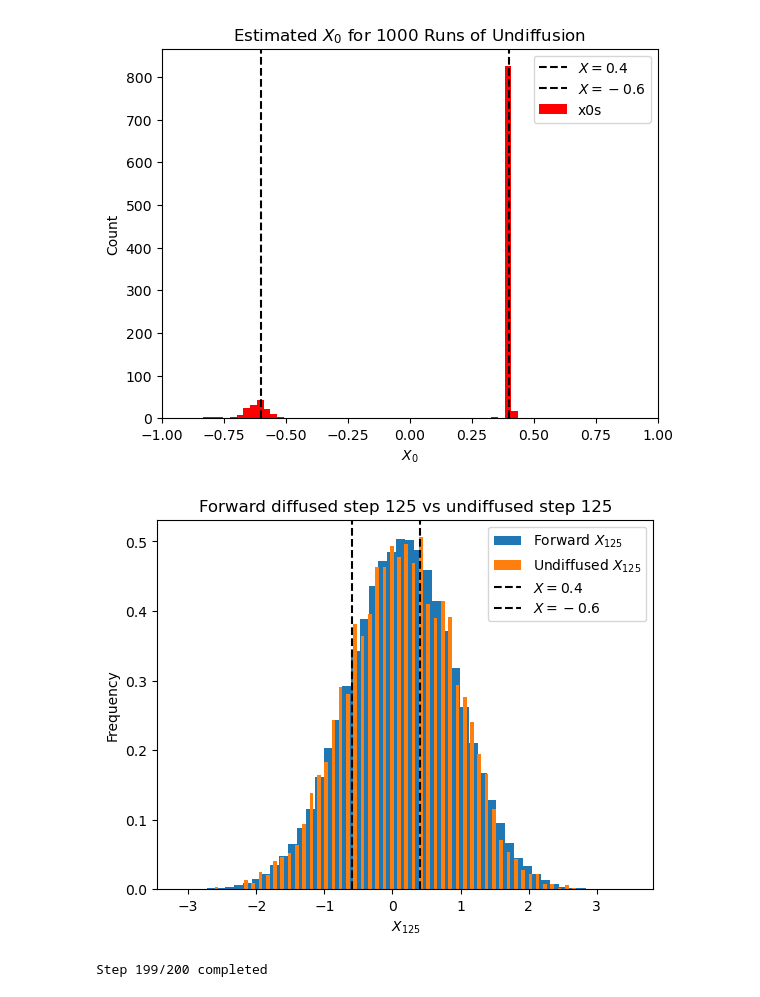
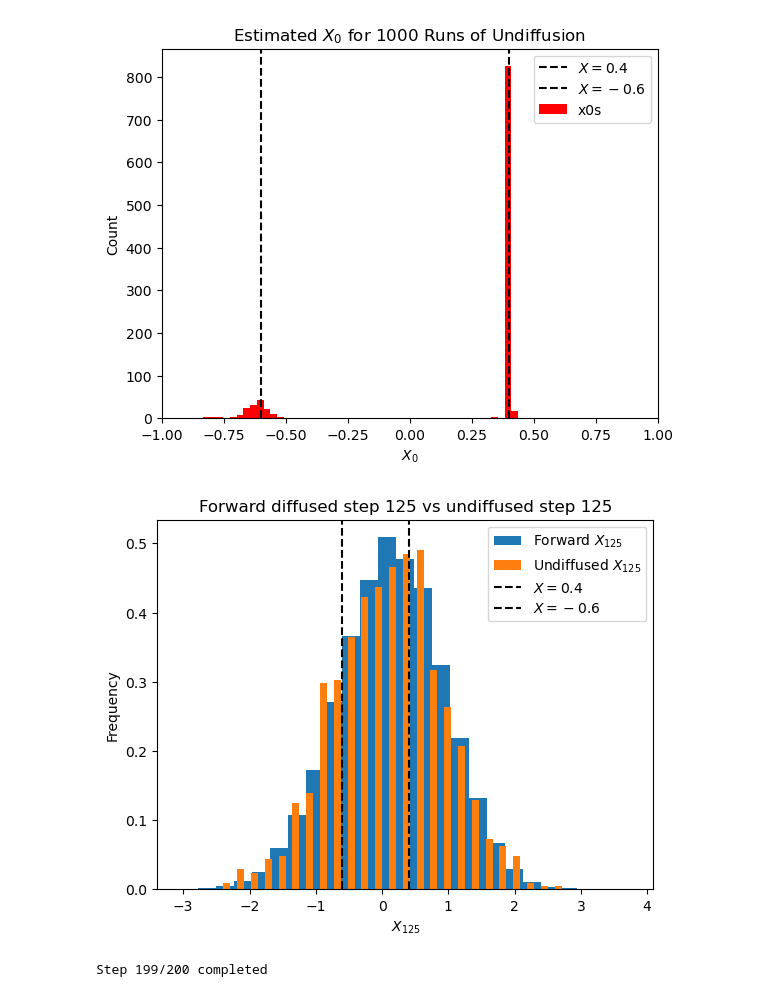
Before and after one commit to Max-Winga/Historic-ML-Techniques, a Jupyter notebook: Diffusion.ipynb, the cells around one changed output. Drawn from its saved outputs; the diff is of its cells as text; code cells hidden in the pictures.

```diff
--- a/Diffusion.ipynb
+++ b/Diffusion.ipynb
@@ -187,7 +187,7 @@ def undiffuse(xt, beta_t, timestep, final_t, guess_function, net_guess=False):
         a = [1-b for b in beta_t]
         a_T = np.prod(a[:timestep])
         s_T = (1-a[timestep-1])/np.sqrt(1-a_T)
-        if timestep != 1:
+        if timestep != final_t+1:
             a_T1 = np.prod(a[:timestep-1])
             B_T = ((1-a_T1)/(1-a_T))*beta_t[timestep-1]
             normal = np.sqrt(B_T)*np.random.normal(0, 1)
@@ -276,8 +276,7 @@ plt.show()
 # %% [markdown]
 ### Functions for Double $X_0$
 # %%
-def sample_from_two(n):
-    ps = [0.8, 0.2]
+def sample_from_two(n, ps=[0.8, 0.2]):
     xs = [0.4, -0.6]
     if n == 1:
         return float(np.random.choice(xs, size=n, p=ps)[0])
@@ -426,8 +423,8 @@ start_time = t.time()
 losses = []
 for step in range(0, total_steps):
     opt.zero_grad()
-    x0 = torch.tensor(sample_from_two(1))
-    this_t = np.random.choice(range(1, 200))
+    x0 = torch.tensor(sample_from_two(1, ps=[0.5, 0.5]))
+    this_t = np.random.choice(range(1, 201))
 
     data, noise = forward_diffusion_fast(x0, beta, this_t)
     noisy_data = torch.tensor([data.item(), this_t]).float()  # include the time for the data
@@ -516,17 +513,17 @@ plt.show()
 # %% [output]
 [figure]
 # %%
-with open("undiffuse_xts6.pkl", "rb") as fp:   # Unpickling
-    xts6 = pickle.load(fp)
-with open("undiffuse_x125s6.pkl", "rb") as fp:   # Unpickling
-    x125s6 = pickle.load(fp)
+# with open("undiffuse_xts6.pkl", "rb") as fp:   # Unpickling
+#     xts6 = pickle.load(fp)
+# with open("undiffuse_x125s6.pkl", "rb") as fp:   # Unpickling
+#     x125s6 = pickle.load(fp)
 
-n = 5000
-# x0s = sample_from_two(n)
-# x0s_extra = sample_from_two(n*25)
-# xts6 = [forward_diffusion_4(x0, beta, 125) for x0 in x0s_extra]
-# xts_und = [forward_diffusion_4(x0, beta, 200)  for x0 in x0s]
-# x125s6 = [undiffuse(xt, beta, 199, 125, guess_z_2)[0] for xt in xts_und]
+n = 1000
+x0s = sample_from_two(n, [0.5, 0.5])
+x0s_extra = sample_from_two(n*25)
+xts6 = [forward_diffusion_4(x0, beta, 125) for x0 in x0s_extra]
+xts_und = [forward_diffusion_4(x0, beta, 200)  for x0 in x0s]
+x125s6 = [undiffuse(xt, beta, 199, 125, guess_z_2)[0] for xt in xts_und]
 
 # with open("undiffuse_xts6.pkl", "wb") as fp:   #Pickling
 #     pickle.dump(xts6, fp)
@@ -534,17 +531,17 @@ n = 5000
 #     pickle.dump(x125s6, fp)
 # %%
 plt.figure()
-plt.hist(xts4, density=True, bins=50, label=r'Forward $X_{125}$')
-plt.hist(x125s4, density=True, bins=50, rwidth=.5, label=r'Undiffused $X_{125}$')
+plt.hist(xts6, density=True, bins=25, label=r'Forward $X_{125}$')
+plt.hist(x125s6, density=True, bins=25, rwidth=.5, label=r'Undiffused $X_{125}$')
 plt.axvline(0.4, color='black', linestyle='--', label=r"$X=0.4$")
 plt.axvline(-0.6, color='black', linestyle='--', label=r"$X=-0.6$")
 plt.legend()
 plt.title("Forward diffused step 125 vs undiffused step 125")
 plt.xlabel(r"$X_{125}$")
 plt.ylabel("Frequency")
 plt.show()
 # %% [output]
-[figure, old version]
+[figure, new version]
 # %%
 ## Function written by ChatGPT (GPT-4) to measure accuracy of undiffusion by timestep undiffusing from
 def test_undiffusion_accuracy(net, beta, n_trials=100, threshold=0.1):
```
Also changed, not shown: parts of 7 cells of this notebook, 5 other files.
